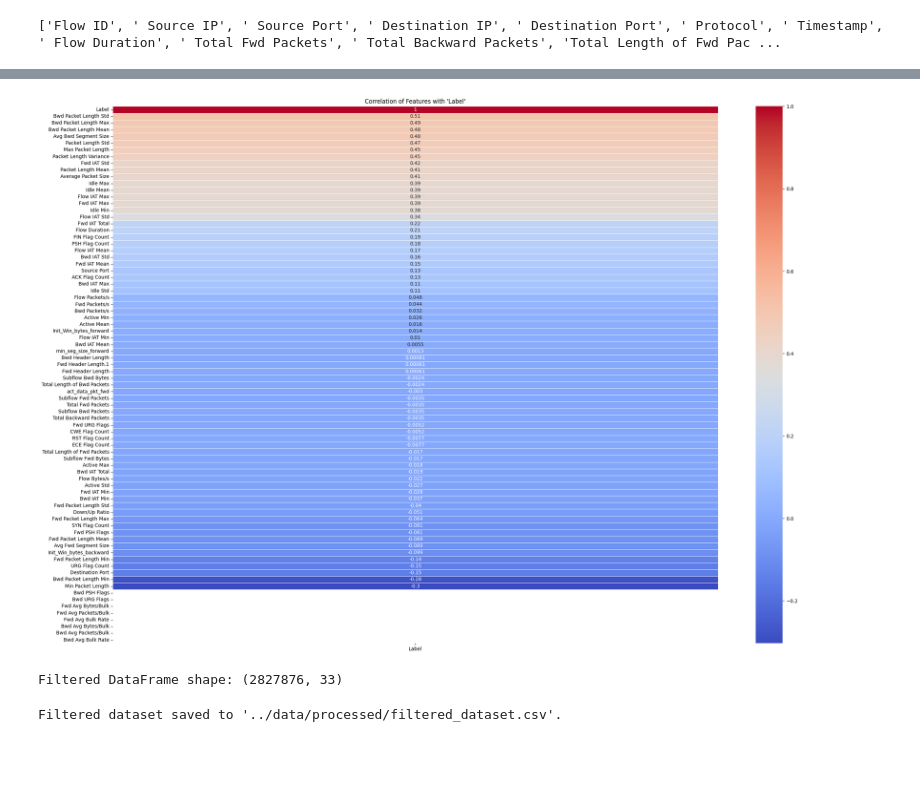
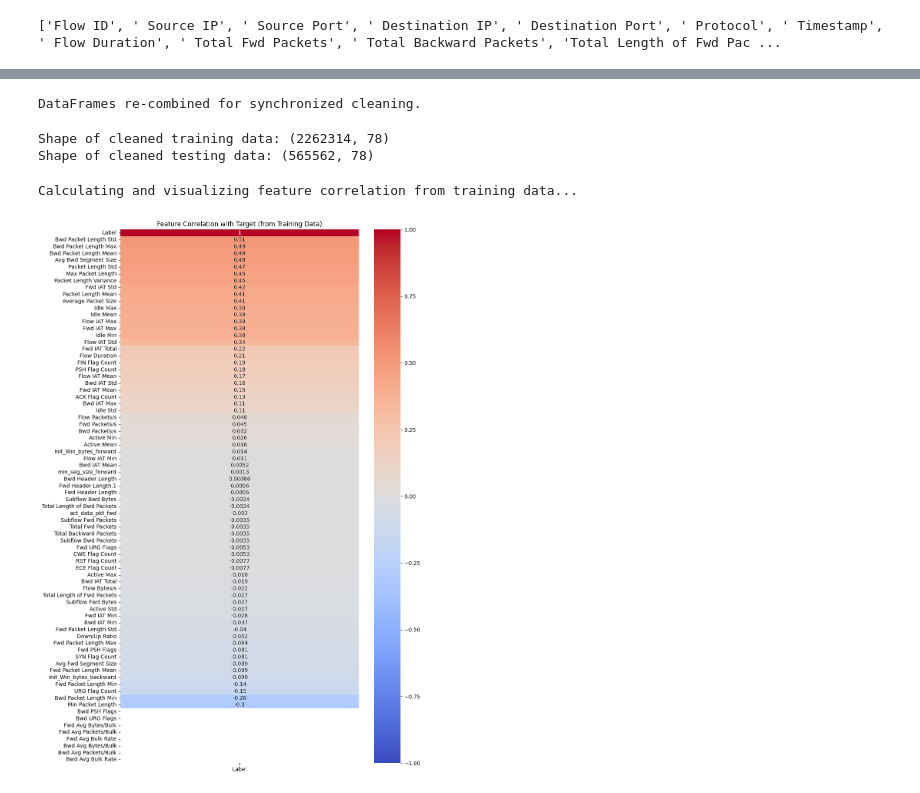
Before and after one commit to Ahmed-Elghazouly/Network-IDS-Machine-Learning-Project, a Jupyter notebook: src/preprocess.ipynb, the cells around one changed output, grey strips where cells are left out. Cells and saved outputs as stored; diff of their text form; code cells hidden in the pictures; blank space fills up the shorter version.

Commit message:
Built a more robust model as i detected that I have fallen in data drift situation so I built another model to avoid that

```diff
--- a/src/preprocess.ipynb
+++ b/src/preprocess.ipynb
@@ -71,0 +36,22 @@ df.dropna(inplace=True)
+# %%
+# Drop rows where the 'Label' column itself is missing
+
+df.dropna(subset=['Label'], inplace=True)
+# %%
+from sklearn.model_selection import train_test_split
+
+X = df.drop('Label', axis=1)
+y = df['Label']
+
+X_train, X_test, y_train, y_test = train_test_split(X, y, test_size=0.2, random_state=42, stratify=y)
+# %%
+import pandas as pd
+import numpy as np
+
+# Re-combining features and labels to keep them in sync during cleaning
+train_df = pd.concat([X_train, y_train], axis=1)
+test_df = pd.concat([X_test, y_test], axis=1)
+
+print("DataFrames re-combined for synchronized cleaning.")
+# %% [output]
+DataFrames re-combined for synchronized cleaning.
@@ -72,41 +86,25 @@ df.dropna(inplace=True)
+# %%
+# Apply our preprocessing function to both the training and testing dataframes
+train_clean_df = preprocess_dataframe(train_df)
+test_clean_df = preprocess_dataframe(test_df)
+
+print(f"Shape of cleaned training data: {train_clean_df.shape}")
+print(f"Shape of cleaned testing data: {test_clean_df.shape}")
+# %% [output]
+Shape of cleaned training data: (2262314, 78)
+Shape of cleaned testing data: (565562, 78)
 # %%
 import matplotlib.pyplot as plt
 import seaborn as sns
 
-# Compute correlation matrix
-corr_matrix = df.corr()
+print("Calculating and visualizing feature correlation from training data...")
+corr_matrix = train_clean_df.corr()
 
-# Plot heatmap of correlation with the target label
-plt.figure(figsize=(28, 20))
-sns.heatmap(corr_matrix[['Label']].sort_values(by='Label', ascending=False),
-            annot=True, cmap='coolwarm', linewidths=0.5)
-plt.title("Correlation of Features with 'Label'")
+# Let's visualize how each feature correlates with the target label
+plt.figure(figsize=(10, 18))
+sns.heatmap(corr_matrix[['Label']].sort_values(by='Label', ascending=False), vmin=-1, vmax=1, annot=True, cmap='coolwarm')
+plt.title("Feature Correlation with Target (from Training Data)")
 plt.show()
 # %% [output]
+Calculating and visualizing feature correlation from training data...
-[figure, old version]
+[figure, new version]
-# %%
-# Compute correlation matrix
-corr_matrix = df.corr()
-
-# Extract correlations with the label column
-corr_with_target = corr_matrix['Label']
-
-# Select features with strong correlation
-strong_corr_features = corr_with_target[abs(corr_with_target) > 0.1].index.tolist()
-
-# Select only those columns
-df_filtered = df[strong_corr_features]  # keep target column
-
-print(f"Filtered DataFrame shape: {df_filtered.shape}")
-# %% [output]
-Filtered DataFrame shape: (2827876, 33)
-# %%
-# Ensure the directory exists
-os.makedirs("../data/processed", exist_ok=True)
-
-# Save
-df_filtered.to_csv("../data/processed/filtered_dataset.csv", index=False)
-
-print("Filtered dataset saved to '../data/processed/filtered_dataset.csv'.")
-# %% [output]
-Filtered dataset saved to '../data/processed/filtered_dataset.csv'.
```
Also changed, not shown: parts of 8 cells of this notebook, 6 other files.
